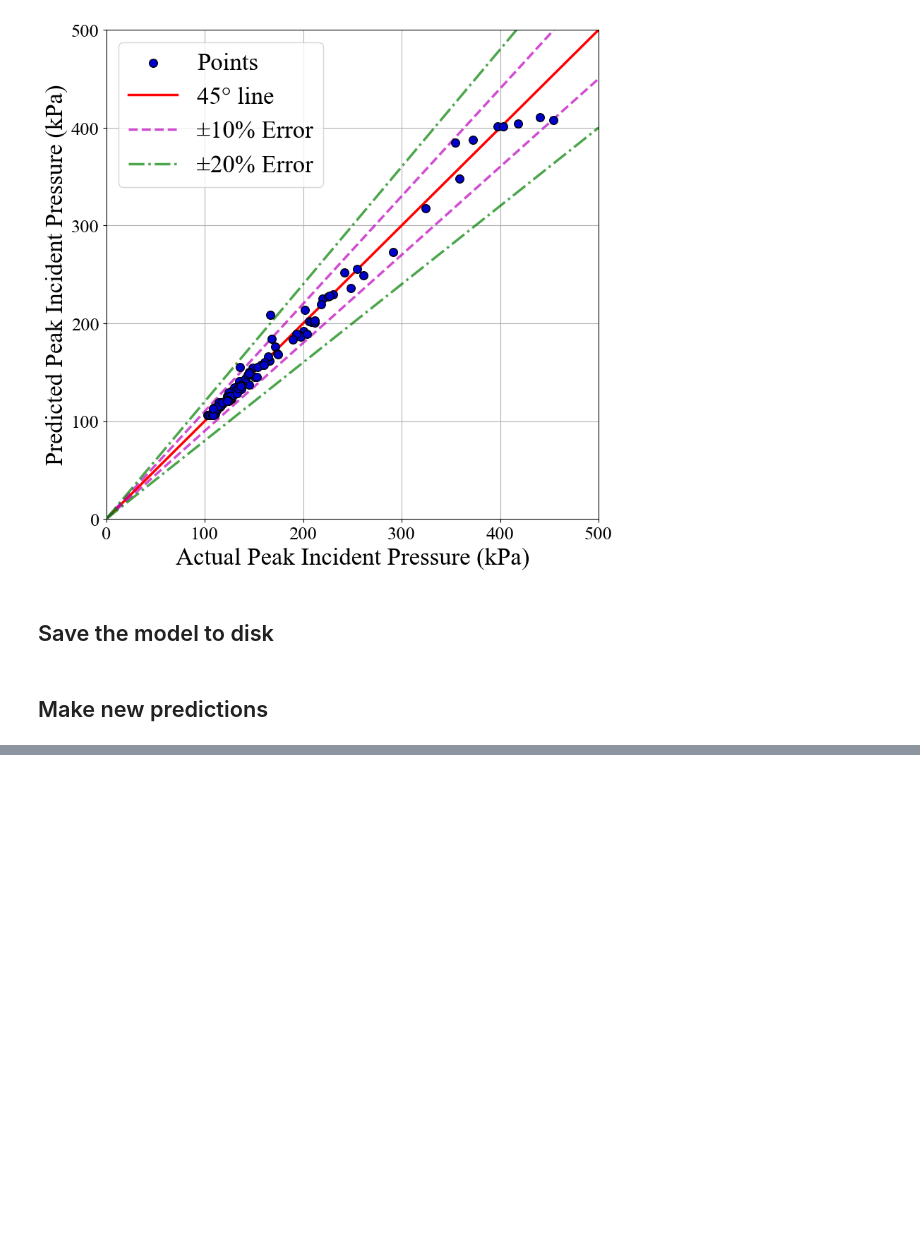
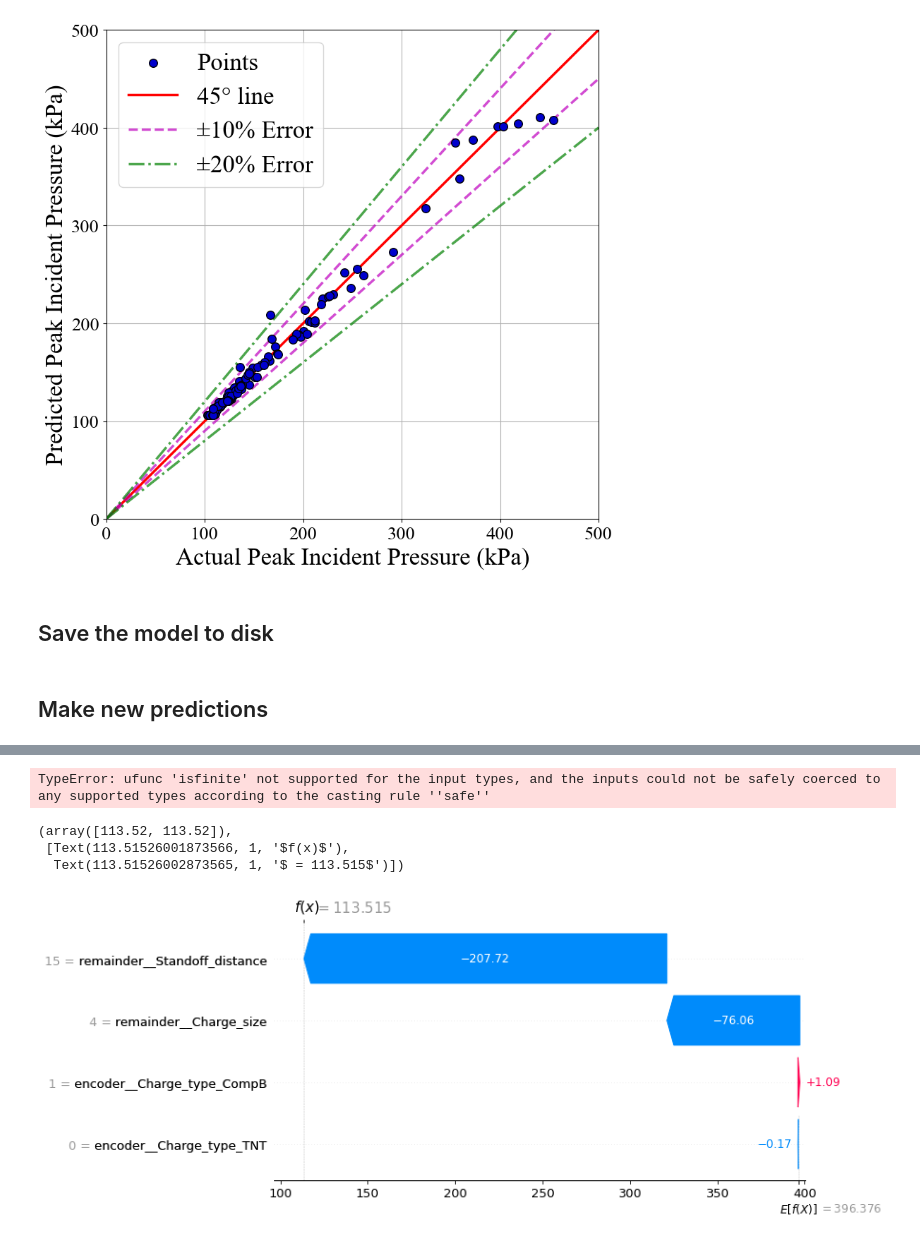
Before and after one commit to ChamodiWidanage/Pressure_Paper1, a Jupyter notebook: Random Forest_for_paper.ipynb, the cells around one changed output, grey strips where cells are left out. Saved outputs shown, nothing was run; the diff lists cells and outputs as text; code cells hidden in the pictures; blank space fills up the shorter version.

```diff
--- a/Random Forest_for_paper.ipynb
+++ b/Random Forest_for_paper.ipynb
@@ -23,8 +23,6 @@ X = np.array(ct.fit_transform(X))
 # Splitting the dataset into the Training set and Test set
 from sklearn.model_selection import train_test_split
 X_train, X_test, y_train, y_test = train_test_split(X, y, test_size = 0.3, random_state = 71)
-# %%
-X_test, X_val, y_test, y_val = train_test_split(X_test, y_test, test_size = 0.5, random_state = 71)
 # %% [markdown]
 ## Calling the Random Forest Regressor
 # %%
@@ -339,0 +386,3 @@ print (comp_data_pred)
+# %%
+X_test = pd.DataFrame(X_test, columns= features)
+print (X_test)
@@ -339,0 +404,32 @@ print (comp_data_pred)
+# %%
+#Waterfall Plot (for an instance)
+explainer2 = shap.Explainer(regressor.predict, X_test)
+#X_test.columns=features
+shap_values2 = explainer2(X_test)
+
+shap.waterfall_plot(shap_values2[4], show=False)
+plt.gcf()
+#print (plt.get_fignums())
+
+
+plt.gcf().set_size_inches(10,5)
+plt.xticks(fontsize = 15,weight='bold')
+#plt.tick_params(y, pad = 10)
+#plt.xlabel("SHAP Value (Impact on the model)", fontsize=30)
+plt.ylabel(features, fontsize = 30,weight='bold')
+#print (plt.bar_label())
+#left, right = plt.xlim()
+#print (left, right)
+#plt.xlim(left = 450)
+#plt.xticks(fontsize = 15,weight='bold')
+# %% [output]
+TypeError: ufunc 'isfinite' not supported for the input types, and the inputs could not be safely coerced to any supported types according to the casting rule ''safe''
+# %%
+shap.waterfall_plot(shap_values2[25], show=False)
+plt.gcf().set_size_inches(10,5)
+plt.xticks(fontsize = 15,weight='bold')
+# %% [output]
+(array([113.52, 113.52]),
+ [Text(113.51526001873566, 1, '$f(x)$'),
+  Text(113.51526002873565, 1, '$ = 113.515$')])
+[figure, added]
```
Also changed, not shown: parts of 13 cells of this notebook, 15 other files.
